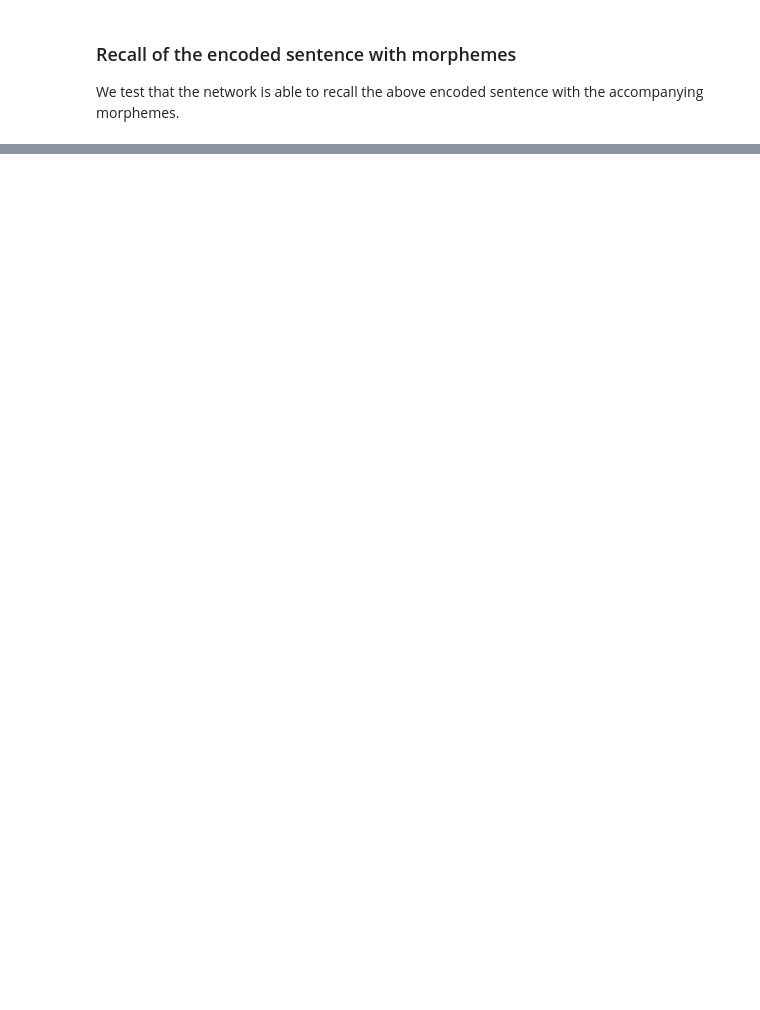
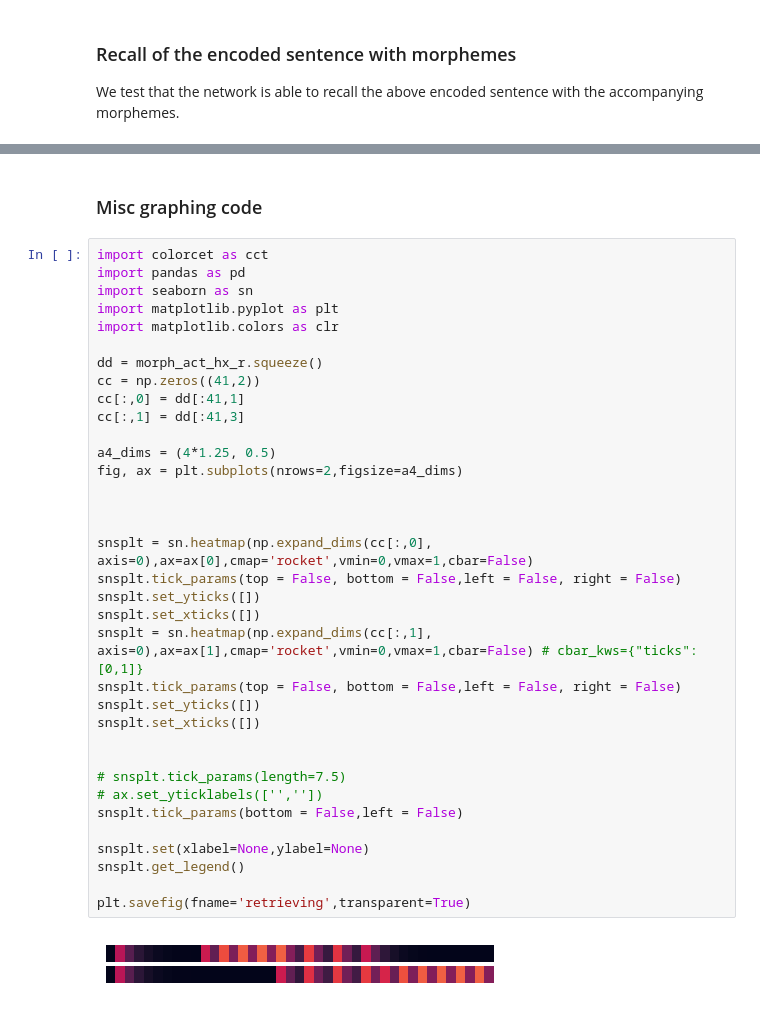
Before and after one commit to linsun2020/Syntactic_WM, a Jupyter notebook: Morphemic language.ipynb, the cells around one changed output, grey strips where cells are left out. Drawn from its saved outputs; the diff is of its cells as text; blank space fills up the shorter version.

```diff
--- a/Morphemic language.ipynb
+++ b/Morphemic language.ipynb
@@ -180,0 +279,39 @@ The final recall output is:
+# %% [markdown]
+### Misc graphing code
+# %%
+import colorcet as cct
+import pandas as pd
+import seaborn as sn
+import matplotlib.pyplot as plt
+import matplotlib.colors as clr
+
+dd = morph_act_hx_r.squeeze()
+cc = np.zeros((41,2))
+cc[:,0] = dd[:41,1]
+cc[:,1] = dd[:41,3]
+
+a4_dims = (4*1.25, 0.5)
+fig, ax = plt.subplots(nrows=2,figsize=a4_dims)
+
+
+
+snsplt = sn.heatmap(np.expand_dims(cc[:,0], axis=0),ax=ax[0],cmap='rocket',vmin=0,vmax=1,cbar=False)
+snsplt.tick_params(top = False, bottom = False,left = False, right = False)
+snsplt.set_yticks([])
+snsplt.set_xticks([])
+snsplt = sn.heatmap(np.expand_dims(cc[:,1], axis=0),ax=ax[1],cmap='rocket',vmin=0,vmax=1,cbar=False) # cbar_kws={"ticks":[0,1]}
+snsplt.tick_params(top = False, bottom = False,left = False, right = False)
+snsplt.set_yticks([])
+snsplt.set_xticks([])
+
+
+# snsplt.tick_params(length=7.5)
+# ax.set_yticklabels(['',''])
+snsplt.tick_params(bottom = False,left = False)
+
+snsplt.set(xlabel=None,ylabel=None)
+snsplt.get_legend()
+
+plt.savefig(fname='retrieving',transparent=True)
+# %% [output]
+[figure, added]
```
Also changed, not shown: parts of 9 cells of this notebook.
